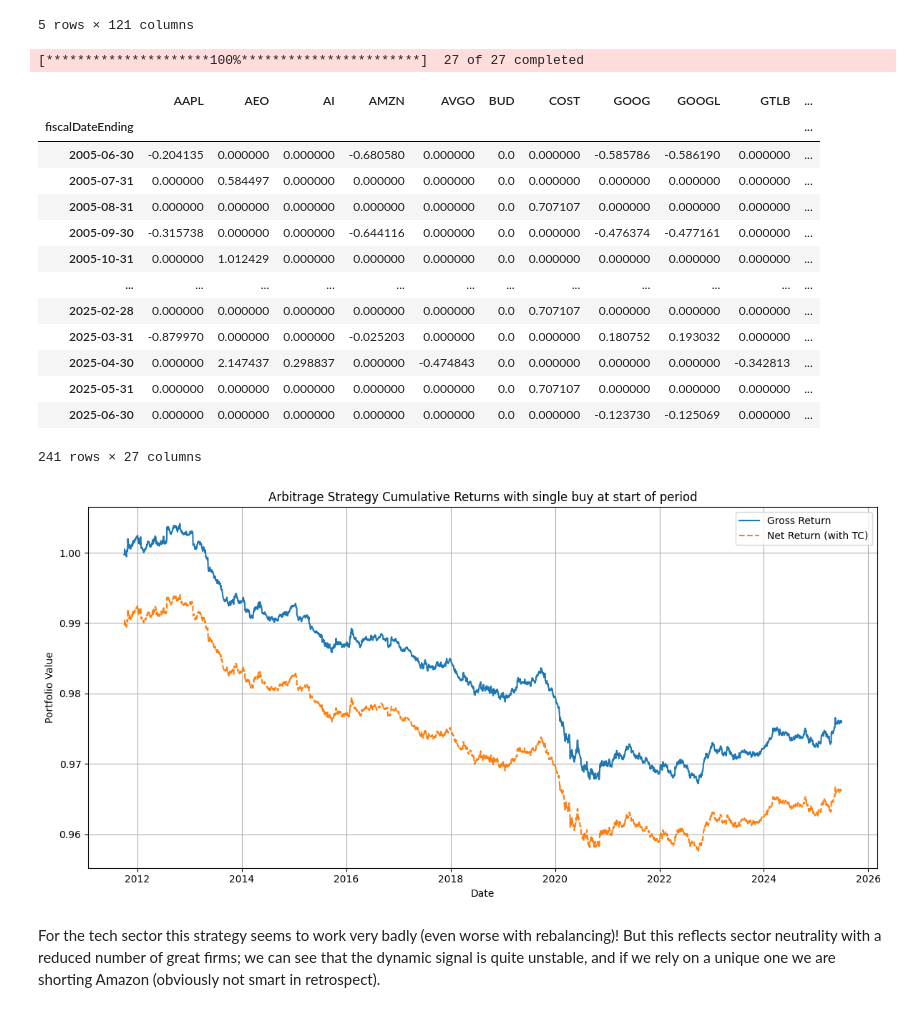
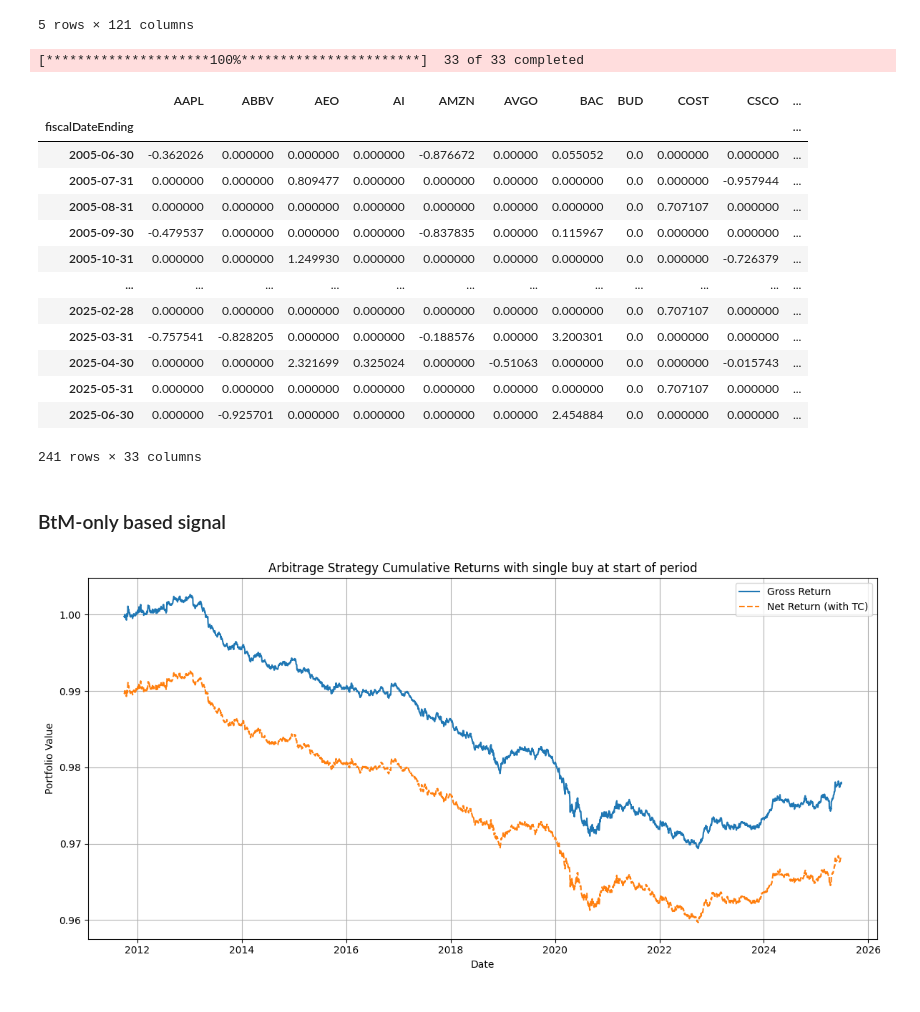
Before and after one commit to teopozzii/fmm1, a Jupyter notebook: arbitrage_btm.ipynb, the cells around one changed output. Saved outputs shown, nothing was run; the diff lists cells and outputs as text; code cells hidden in the pictures.

```diff
--- a/arbitrage_btm.ipynb
+++ b/arbitrage_btm.ipynb
@@ -158,6 +161,7 @@ fundamentals.head()
 |  | 2006-03-31 | NaN | NaN | NaN | NaN | NaN | ... |
 5 rows × 121 columns
 # %%
+# set tickers to those contained in the full fundamentals loaded dataframe
 TICKERS = fundamentals.index.get_level_values('ticker').unique().tolist()
 START_DATE = '2005-06-30'
 END_DATE = '2025-06-30'
@@ -192,49 +196,60 @@ for ticker in TICKERS:
     # Earnings and cash flow
     earnings_series = firm_data[('INCOME_STATEMENT', 'netIncomeFromContinuingOperations')] # this or netIncome?
     op_cash = firm_data[('CASH_FLOW', 'operatingCashflow')]
     fcf = op_cash - firm_data[('CASH_FLOW', 'capitalExpenditures')]
+    fcf.index = pd.to_datetime(fcf.index)
 
     # Ensure dates are datetime for alignment
     dates_dt = pd.to_datetime(dates)
     price_at_report = close_prices[ticker].reindex(dates_dt, method='ffill')
     price_at_report.index = pd.to_datetime(price_at_report.index)
 
     market_cap = shares_outstanding * price_at_report
     book_value = book_value_ps * shares_outstanding
     accrual = (earnings_series - op_cash) / total_assets
     fcf_yield = fcf / market_cap
 
     market_values[ticker] = market_cap
     book_values[ticker] = book_value
     fcf_yields[ticker] = fcf_yield
     earnings[ticker] = earnings_series
     accruals[ticker] = (earnings[ticker] - op_cash) / total_assets
     sectors[ticker] = sector
 
 market_values = pd.DataFrame(market_values)
 book_values = pd.DataFrame(book_values)
+fcf_yields = pd.DataFrame.from_dict(fcf_yields)
 
 btm = book_values / market_values
 btm = btm.replace({np.inf: np.nan, -np.inf: np.nan}).dropna(how='all')
+
+# BTM based signal
 z_btm = btm.sub(btm.mean(axis=1), axis=0).div(btm.std(axis=1), axis=0).fillna(0)
-z_btm = z_btm.fillna(0) # No std-dev, so fill with 0
+# z_btm = z_btm.fillna(0) # No std-dev, so fill with 0? Perhaps distorts the signal
+
+# FCFY based signal
+z_fcf = fcf_yields.sub(fcf_yields.mean(axis=1), axis=0).div(fcf_yields.std(axis=1), axis=0).fillna(0)
+#z_fcf = z_fcf.fillna(0) # No std-dev, so fill with 0
+
 z_btm
 # %% [output]
-[*********************100%***********************]  27 of 27 completed
+[*********************100%***********************]  33 of 33 completed
-|  | AAPL | AEO | AI | AMZN | AVGO | BUD | COST | GOOG | GOOGL | GTLB | ... |
+|  | AAPL | ABBV | AEO | AI | AMZN | AVGO | BAC | BUD | COST | CSCO | ... |
 | fiscalDateEnding |  |  |  |  |  |  |  |  |  |  | ... |
-| 2005-06-30 | -0.204135 | 0.000000 | 0.000000 | -0.680580 | 0.000000 | 0.0 | 0.000000 | -0.585786 | -0.586190 | 0.000000 | ... |
-| 2005-07-31 | 0.000000 | 0.584497 | 0.000000 | 0.000000 | 0.000000 | 0.0 | 0.000000 | 0.000000 | 0.000000 | 0.000000 | ... |
-| 2005-08-31 | 0.000000 | 0.000000 | 0.000000 | 0.000000 | 0.000000 | 0.0 | 0.707107 | 0.000000 | 0.000000 | 0.000000 | ... |
-| 2005-09-30 | -0.315738 | 0.000000 | 0.000000 | -0.644116 | 0.000000 | 0.0 | 0.000000 | -0.476374 | -0.477161 | 0.000000 | ... |
-| 2005-10-31 | 0.000000 | 1.012429 | 0.000000 | 0.000000 | 0.000000 | 0.0 | 0.000000 | 0.000000 | 0.000000 | 0.000000 | ... |
+| 2005-06-30 | -0.362026 | 0.000000 | 0.000000 | 0.000000 | -0.876672 | 0.00000 | 0.055052 | 0.0 | 0.000000 | 0.000000 | ... |
+| 2005-07-31 | 0.000000 | 0.000000 | 0.809477 | 0.000000 | 0.000000 | 0.00000 | 0.000000 | 0.0 | 0.000000 | -0.957944 | ... |
+| 2005-08-31 | 0.000000 | 0.000000 | 0.000000 | 0.000000 | 0.000000 | 0.00000 | 0.000000 | 0.0 | 0.707107 | 0.000000 | ... |
+| 2005-09-30 | -0.479537 | 0.000000 | 0.000000 | 0.000000 | -0.837835 | 0.00000 | 0.115967 | 0.0 | 0.000000 | 0.000000 | ... |
+| 2005-10-31 | 0.000000 | 0.000000 | 1.249930 | 0.000000 | 0.000000 | 0.00000 | 0.000000 | 0.0 | 0.000000 | -0.726379 | ... |
 | ... | ... | ... | ... | ... | ... | ... | ... | ... | ... | ... | ... |
-| 2025-02-28 | 0.000000 | 0.000000 | 0.000000 | 0.000000 | 0.000000 | 0.0 | 0.707107 | 0.000000 | 0.000000 | 0.000000 | ... |
-| 2025-03-31 | -0.879970 | 0.000000 | 0.000000 | -0.025203 | 0.000000 | 0.0 | 0.000000 | 0.180752 | 0.193032 | 0.000000 | ... |
-| 2025-04-30 | 0.000000 | 2.147437 | 0.298837 | 0.000000 | -0.474843 | 0.0 | 0.000000 | 0.000000 | 0.000000 | -0.342813 | ... |
-| 2025-05-31 | 0.000000 | 0.000000 | 0.000000 | 0.000000 | 0.000000 | 0.0 | 0.707107 | 0.000000 | 0.000000 | 0.000000 | ... |
-| 2025-06-30 | 0.000000 | 0.000000 | 0.000000 | 0.000000 | 0.000000 | 0.0 | 0.000000 | -0.123730 | -0.125069 | 0.000000 | ... |
+| 2025-02-28 | 0.000000 | 0.000000 | 0.000000 | 0.000000 | 0.000000 | 0.00000 | 0.000000 | 0.0 | 0.707107 | 0.000000 | ... |
+| 2025-03-31 | -0.757541 | -0.828205 | 0.000000 | 0.000000 | -0.188576 | 0.00000 | 3.200301 | 0.0 | 0.000000 | 0.000000 | ... |
+| 2025-04-30 | 0.000000 | 0.000000 | 2.321699 | 0.325024 | 0.000000 | -0.51063 | 0.000000 | 0.0 | 0.000000 | -0.015743 | ... |
+| 2025-05-31 | 0.000000 | 0.000000 | 0.000000 | 0.000000 | 0.000000 | 0.00000 | 0.000000 | 0.0 | 0.707107 | 0.000000 | ... |
+| 2025-06-30 | 0.000000 | -0.925701 | 0.000000 | 0.000000 | 0.000000 | 0.00000 | 2.454884 | 0.0 | 0.000000 | 0.000000 | ... |
-241 rows × 27 columns
+241 rows × 33 columns
+# %% [markdown]
+### BtM-only based signal
 # %%
 z_sector_adj = z_btm.copy()
 for date in z_btm.index:
@@ -278,10 +293,7 @@ plt.grid(True)
 plt.tight_layout()
 plt.show()
 # %% [output]
-[figure, old version]
+[figure, new version]
-# %% [markdown]
-For the tech sector this strategy seems to work very badly (even worse with rebalancing)!
-But this reflects sector neutrality with a reduced number of great firms; we can see that the dynamic signal is quite unstable, and if we rely on a unique one we are shorting Amazon (obviously not smart in retrospect).
 # %%
 # If we want to rebalance continuously
 TRANSACTION_COST = 0.0001  # 0.01% per trade, may be reasonable on large volumes?
```
Also changed, not shown: parts of 10 cells of this notebook.
